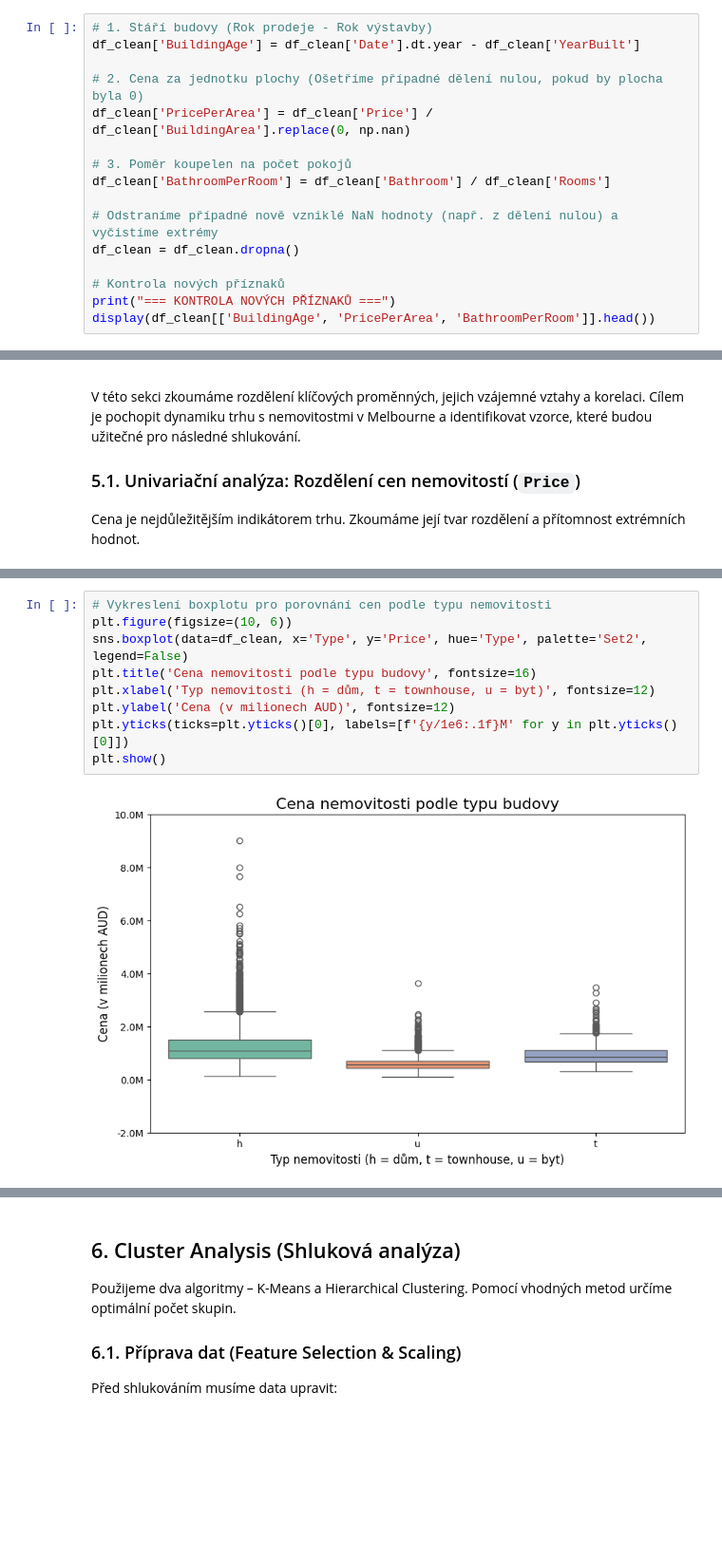
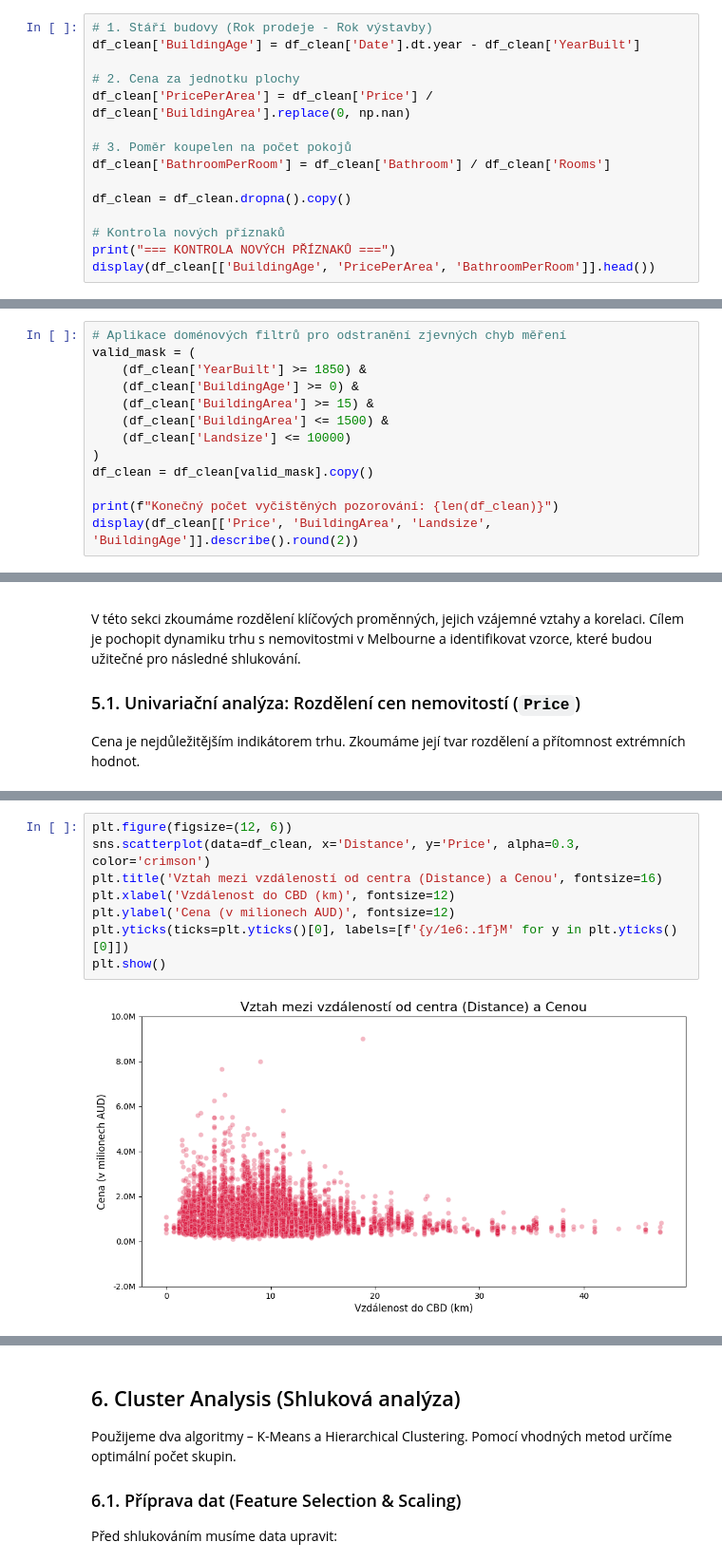
Before and after one commit to kassdiana/zsu, a Jupyter notebook: project/KAS0301_Project_Part1.ipynb, the cells around one changed output, grey strips where cells are left out. Shown at 95% size. Drawn from its saved outputs; the diff is of its cells as text; blank space fills up the shorter version.

```diff
--- a/project/KAS0301_Project_Part1.ipynb
+++ b/project/KAS0301_Project_Part1.ipynb
@@ -170,14 +170,13 @@ Podle zadání projektu je nutné vytvořit alespoň 2-3 nové proměnné na zá
 # 1. Stáří budovy (Rok prodeje - Rok výstavby)
 df_clean['BuildingAge'] = df_clean['Date'].dt.year - df_clean['YearBuilt']
 
-# 2. Cena za jednotku plochy (Ošetříme případné dělení nulou, pokud by plocha byla 0)
+# 2. Cena za jednotku plochy
 df_clean['PricePerArea'] = df_clean['Price'] / df_clean['BuildingArea'].replace(0, np.nan)
 
 # 3. Poměr koupelen na počet pokojů
 df_clean['BathroomPerRoom'] = df_clean['Bathroom'] / df_clean['Rooms']
 
-# Odstraníme případné nově vzniklé NaN hodnoty (např. z dělení nulou) a vyčistíme extrémy
-df_clean = df_clean.dropna()
+df_clean = df_clean.dropna().copy()
 
 # Kontrola nových příznaků
 print("=== KONTROLA NOVÝCH PŘÍZNAKŮ ===")
@@ -192,0 +201,13 @@ display(df_clean[['BuildingAge', 'PricePerArea', 'BathroomPerRoom']].head())
+# %%
+# Aplikace doménových filtrů pro odstranění zjevných chyb měření
+valid_mask = (
+    (df_clean['YearBuilt'] >= 1850) &
+    (df_clean['BuildingAge'] >= 0) &
+    (df_clean['BuildingArea'] >= 15) &
+    (df_clean['BuildingArea'] <= 1500) &
+    (df_clean['Landsize'] <= 10000)
+)
+df_clean = df_clean[valid_mask].copy()
+
+print(f"Konečný počet vyčištěných pozorování: {len(df_clean)}")
+display(df_clean[['Price', 'BuildingArea', 'Landsize', 'BuildingAge']].describe().round(2))
@@ -222,12 +253,11 @@ V této části porovnáme ceny různých typů nemovitostí: domů (`h`), bytů
 # %%
-# Vykreslení boxplotu pro porovnání cen podle typu nemovitosti
-plt.figure(figsize=(10, 6))
-sns.boxplot(data=df_clean, x='Type', y='Price', hue='Type', palette='Set2', legend=False)
-plt.title('Cena nemovitosti podle typu budovy', fontsize=16)
-plt.xlabel('Typ nemovitosti (h = dům, t = townhouse, u = byt)', fontsize=12)
+plt.figure(figsize=(12, 6))
+sns.scatterplot(data=df_clean, x='Distance', y='Price', alpha=0.3, color='crimson')
+plt.title('Vztah mezi vzdáleností od centra (Distance) a Cenou', fontsize=16)
+plt.xlabel('Vzdálenost do CBD (km)', fontsize=12)
 plt.ylabel('Cena (v milionech AUD)', fontsize=12)
 plt.yticks(ticks=plt.yticks()[0], labels=[f'{y/1e6:.1f}M' for y in plt.yticks()[0]])
 plt.show()
 # %% [output]
-[figure, old version]
+[figure, new version]
 # %% [markdown]
```
Also changed, not shown: parts of 19 cells of this notebook.
